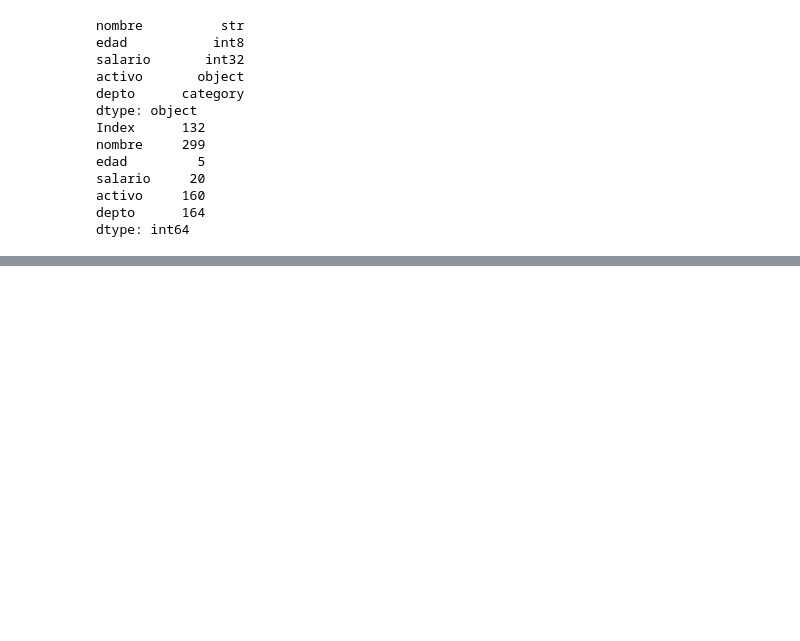
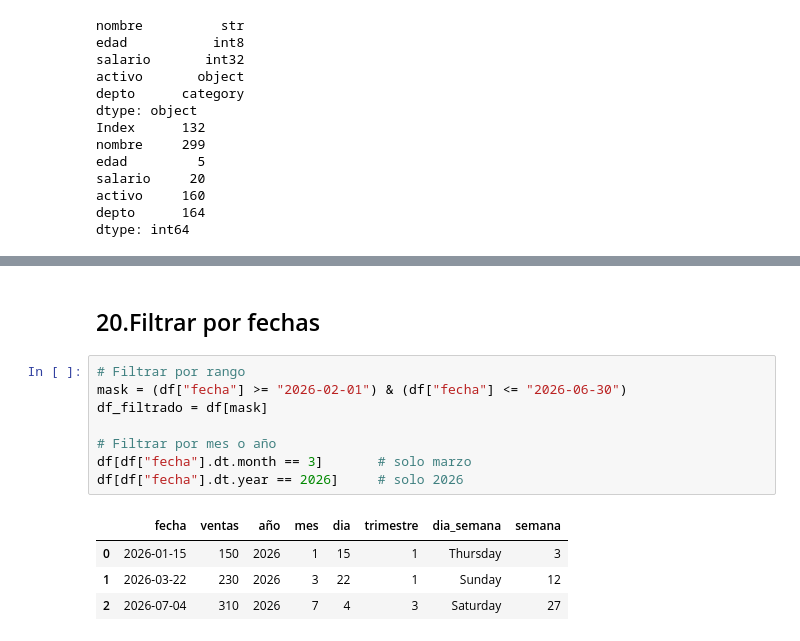
Before and after one commit to jmuro-uas/ppd, a Jupyter notebook: Practica03.ipynb, the cells around one changed output, grey strips where cells are left out. Cells and saved outputs as stored; diff of their text form; blank space fills up the shorter version.

```diff
--- a/Practica03.ipynb
+++ b/Practica03.ipynb
@@ -244,0 +315,15 @@ dtype: int64
+# %% [markdown]
+## 20.Filtrar por fechas
+# %%
+# Filtrar por rango
+mask = (df["fecha"] >= "2026-02-01") & (df["fecha"] <= "2026-06-30")
+df_filtrado = df[mask]
+
+# Filtrar por mes o año
+df[df["fecha"].dt.month == 3]       # solo marzo
+df[df["fecha"].dt.year == 2026]     # solo 2026
+# %% [output]
+|  | fecha | ventas | año | mes | dia | trimestre | dia_semana | semana |
+| 0 | 2026-01-15 | 150 | 2026 | 1 | 15 | 1 | Thursday | 3 |
+| 1 | 2026-03-22 | 230 | 2026 | 3 | 22 | 1 | Sunday | 12 |
+| 2 | 2026-07-04 | 310 | 2026 | 7 | 4 | 3 | Saturday | 27 |
```
Also changed, not shown: parts of 31 cells of this notebook.
